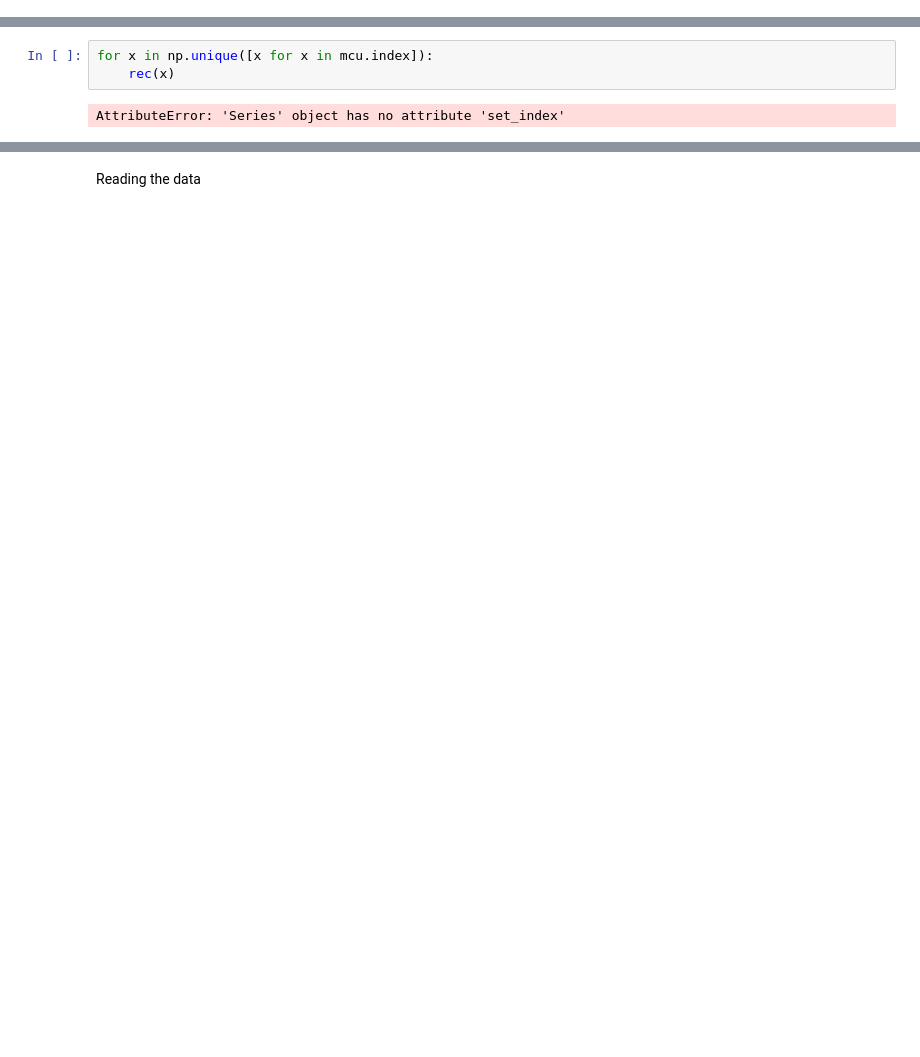
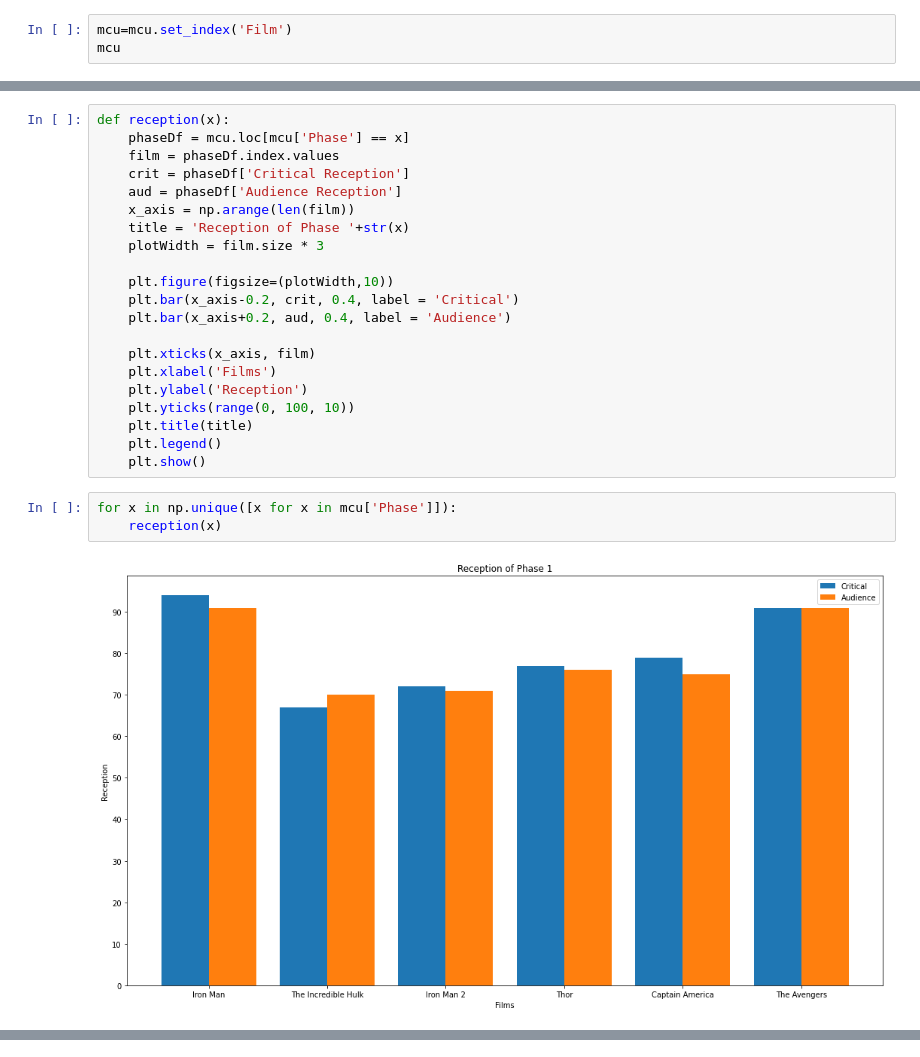
Before and after one commit to zsbrown97/Datasets, a Jupyter notebook: MCU/MCU.ipynb, the cells around one changed output, grey strips where cells are left out. Cells and saved outputs as stored; diff of their text form; blank space fills up the shorter version.

```diff
--- a/MCU/MCU.ipynb
+++ b/MCU/MCU.ipynb
@@ -49,0 +81,3 @@ mcu
+# %%
+mcu=mcu.set_index('Film')
+mcu
@@ -50,5 +103,26 @@ mcu
+# %%
+def reception(x):
+    phaseDf = mcu.loc[mcu['Phase'] == x]
+    film = phaseDf.index.values
+    crit = phaseDf['Critical Reception']
+    aud = phaseDf['Audience Reception']
+    x_axis = np.arange(len(film))
+    title = 'Reception of Phase '+str(x)
+    plotWidth = film.size * 3
+
+    plt.figure(figsize=(plotWidth,10))
+    plt.bar(x_axis-0.2, crit, 0.4, label = 'Critical')
+    plt.bar(x_axis+0.2, aud, 0.4, label = 'Audience')
+
+    plt.xticks(x_axis, film)
+    plt.xlabel('Films')
+    plt.ylabel('Reception')
+    plt.yticks(range(0, 100, 10))
+    plt.title(title)
+    plt.legend()
+    plt.show()
 # %%
-for x in np.unique([x for x in mcu.index]):
-    rec(x)
+for x in np.unique([x for x in mcu['Phase']]):
+    reception(x)
 # %% [output]
-AttributeError: 'Series' object has no attribute 'set_index'
+[figure, added]
@@ -55,2 +131,0 @@ AttributeError: 'Series' object has no attribute 'set_index'
-# %% [markdown]
-Reading the data
```
Also changed, not shown: parts of 25 cells of this notebook, 3 other files.
